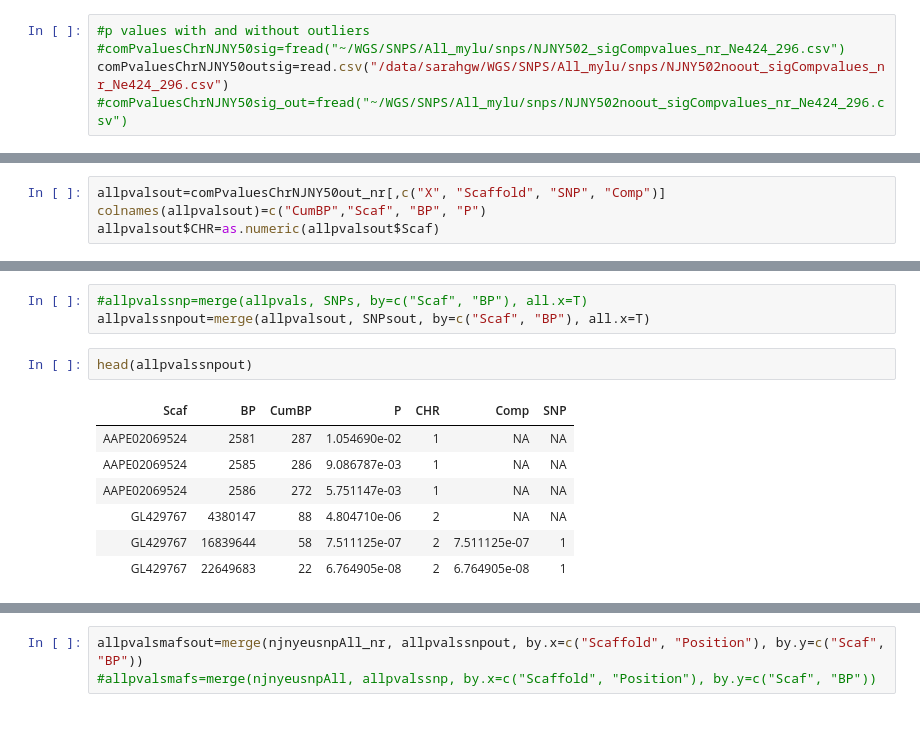
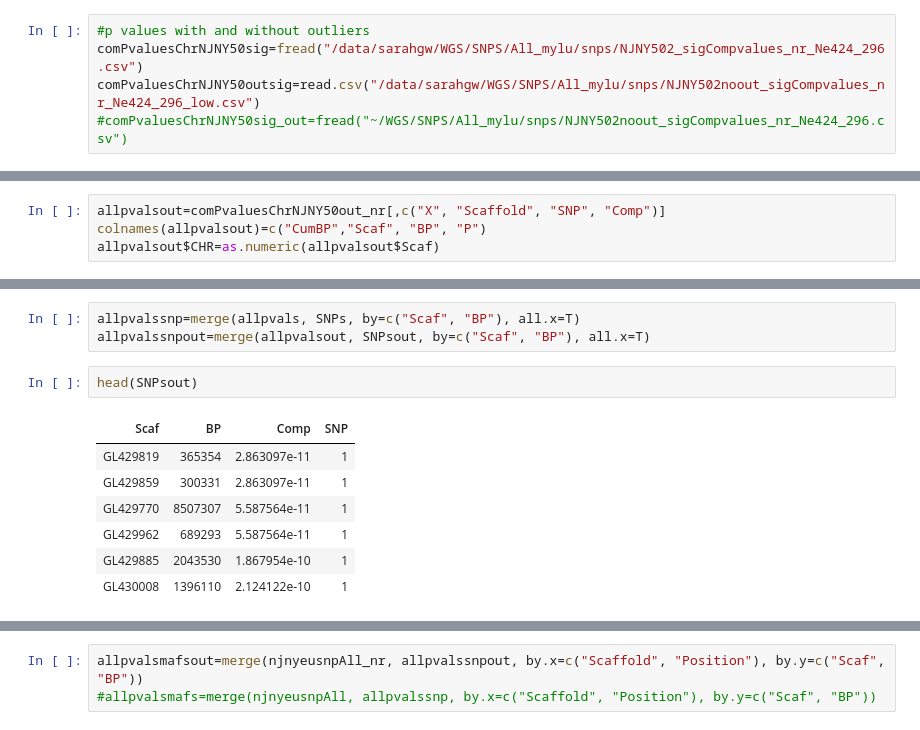
Before and after one commit to sagw/WNS_WGS, a Jupyter notebook: Notebooks/Angsd_all_SNP_graphs.ipynb, the cells around one changed output, grey strips where cells are left out. Saved outputs shown, nothing was run; the diff lists cells and outputs as text.

```diff
--- a/Notebooks/Angsd_all_SNP_graphs.ipynb
+++ b/Notebooks/Angsd_all_SNP_graphs.ipynb
@@ -672,7 +683,7 @@ head(njnyeusnpAll)
 # %%
 #p values with and without outliers
-#comPvaluesChrNJNY50sig=fread("~/WGS/SNPS/All_mylu/snps/NJNY502_sigCompvalues_nr_Ne424_296.csv")
-comPvaluesChrNJNY50outsig=read.csv("/data/sarahgw/WGS/SNPS/All_mylu/snps/NJNY502noout_sigCompvalues_nr_Ne424_296.csv")
+comPvaluesChrNJNY50sig=fread("/data/sarahgw/WGS/SNPS/All_mylu/snps/NJNY502_sigCompvalues_nr_Ne424_296.csv")
+comPvaluesChrNJNY50outsig=read.csv("/data/sarahgw/WGS/SNPS/All_mylu/snps/NJNY502noout_sigCompvalues_nr_Ne424_296_low.csv")
 #comPvaluesChrNJNY50sig_out=fread("~/WGS/SNPS/All_mylu/snps/NJNY502noout_sigCompvalues_nr_Ne424_296.csv")
 # %%
 nrow(comPvaluesChrNJNY50outsig)
@@ -838,16 +861,16 @@ head(allpvalsout)
 # %%
-#allpvalssnp=merge(allpvals, SNPs, by=c("Scaf", "BP"), all.x=T)
+allpvalssnp=merge(allpvals, SNPs, by=c("Scaf", "BP"), all.x=T)
 allpvalssnpout=merge(allpvalsout, SNPsout, by=c("Scaf", "BP"), all.x=T)
 # %%
-head(allpvalssnpout)
+head(SNPsout)
 # %% [output]
-| Scaf | BP | CumBP | P | CHR | Comp | SNP |
-| AAPE02069524 | 2581 | 287 | 1.054690e-02 | 1 | NA | NA |
-| AAPE02069524 | 2585 | 286 | 9.086787e-03 | 1 | NA | NA |
-| AAPE02069524 | 2586 | 272 | 5.751147e-03 | 1 | NA | NA |
-| GL429767 | 4380147 | 88 | 4.804710e-06 | 2 | NA | NA |
-| GL429767 | 16839644 | 58 | 7.511125e-07 | 2 | 7.511125e-07 | 1 |
-| GL429767 | 22649683 | 22 | 6.764905e-08 | 2 | 6.764905e-08 | 1 |
+| Scaf | BP | Comp | SNP |
+| GL429819 | 365354 | 2.863097e-11 | 1 |
+| GL429859 | 300331 | 2.863097e-11 | 1 |
+| GL429770 | 8507307 | 5.587564e-11 | 1 |
+| GL429962 | 689293 | 5.587564e-11 | 1 |
+| GL429885 | 2043530 | 1.867954e-10 | 1 |
+| GL430008 | 1396110 | 2.124122e-10 | 1 |
 # %%
 head(njnyeusnpAll)
 # %% [output]
```
Also changed, not shown: parts of 56 cells of this notebook, 25 other files.
